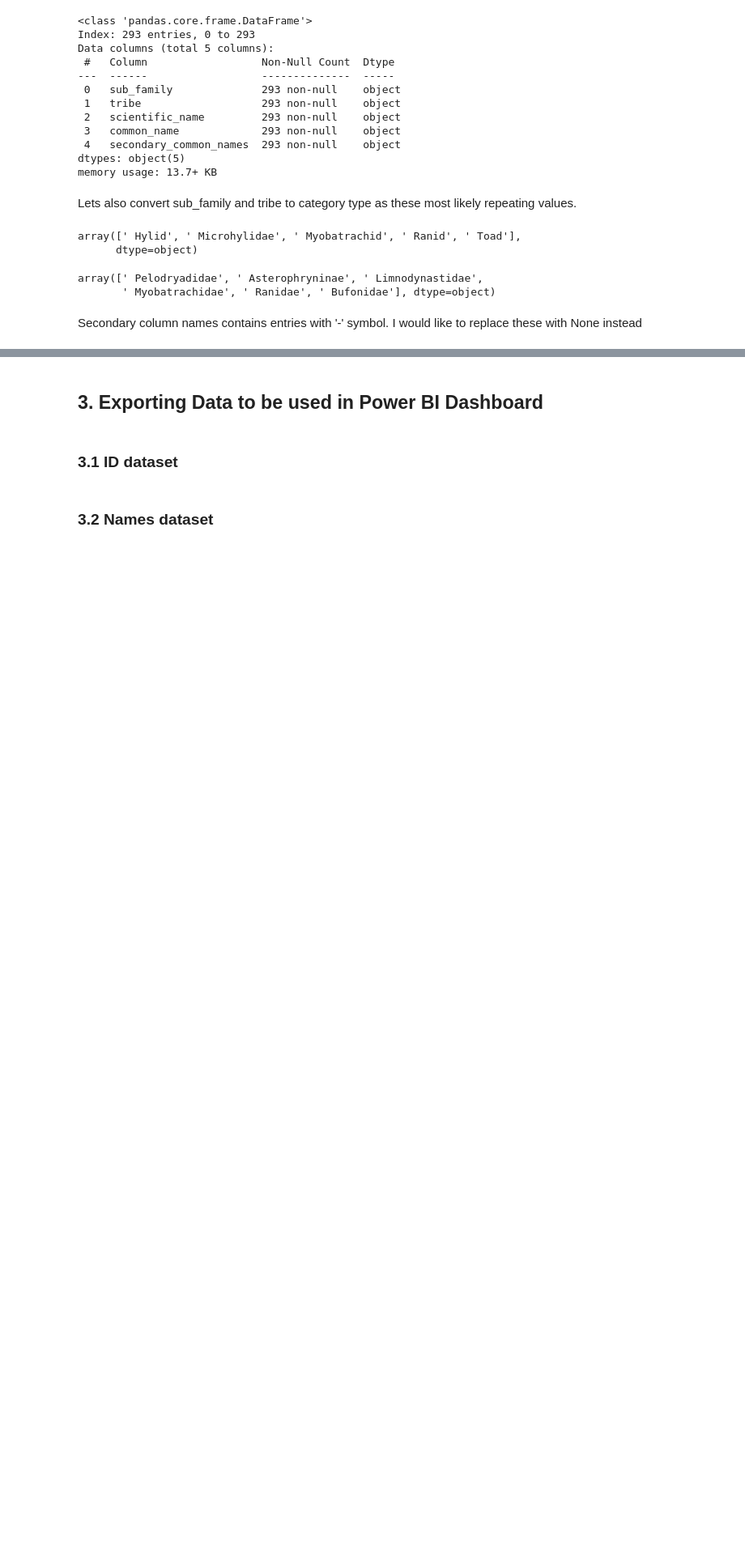
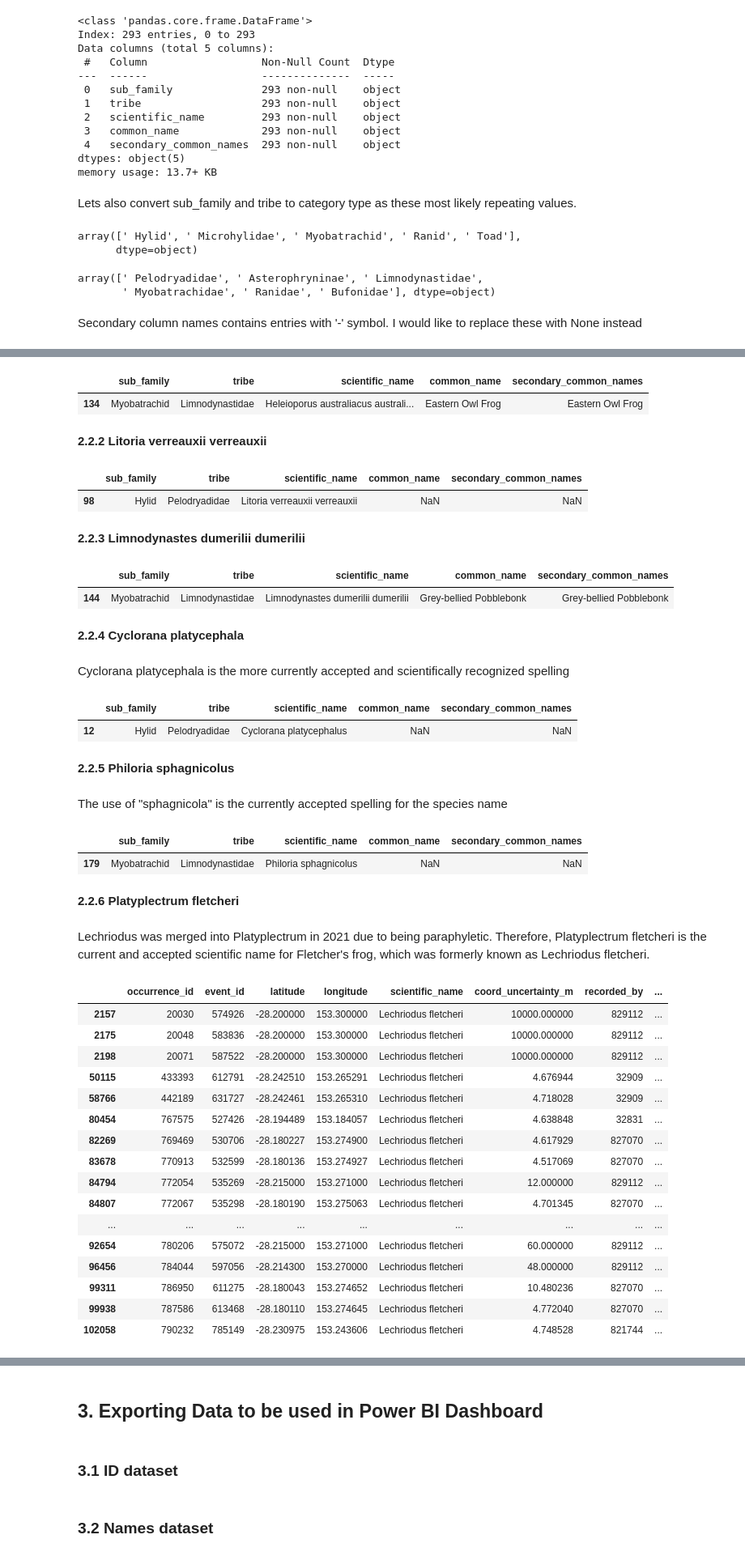
Before and after one commit to data-aleks/australian_frogs_tidytuesday_02_09_2025, a Jupyter notebook: tidy_tuesday_02092025_australian_frogs.ipynb, the cells around one changed output, grey strips where cells are left out. Shown: that part at 81% size. Drawn from its saved outputs; the diff is of its cells as text; code cells hidden in the pictures; blank space fills up the shorter version.

```diff
--- a/tidy_tuesday_02092025_australian_frogs.ipynb
+++ b/tidy_tuesday_02092025_australian_frogs.ipynb
@@ -239,9 +233,3 @@ There are currently 186 unique scientific_name values, and 9 unique state_provin
-# %%
-columns_to_convert = ['scientific_name', 'state_province']
-
-# Convert the specified columns to 'Category'
-for col in columns_to_convert:
-    df_id_cleaning[col] = df_id_cleaning[col].astype('category')
 # %% [markdown]
 We have occurance_id, event_id and record_by columns which store numerical values and currently are set to int64. Lets try to optimise these by checking maximum value in these columns as possibly we are able to convert these in to int32 or even int16 if we can. Int16 maximum value: 32767, int32 maximum value: 2,147,483,647, int64 maximum value: 9,223,372,036,854,775,807
 # %%
@@ -347,0 +334,5 @@ for col in columns_to_convert:
+# %%
+df_names_cleaning[df_names_cleaning['scientific_name'] == "Heleioporus australiacus australiacus"]
+# %% [output]
+|  | sub_family | tribe | scientific_name | common_name | secondary_common_names |
+| 134 | Myobatrachid | Limnodynastidae | Heleioporus australiacus australi... | Eastern Owl Frog | Eastern Owl Frog |
@@ -347,0 +341,7 @@ for col in columns_to_convert:
+# %% [markdown]
+**2.2.2 Litoria verreauxii verreauxii**
+# %%
+df_names_cleaning[df_names_cleaning['scientific_name'] == "Litoria verreauxii verreauxii"]
+# %% [output]
+|  | sub_family | tribe | scientific_name | common_name | secondary_common_names |
+| 98 | Hylid | Pelodryadidae | Litoria verreauxii verreauxii | NaN | NaN |
@@ -347,0 +350,7 @@ for col in columns_to_convert:
+# %% [markdown]
+**2.2.3 Limnodynastes dumerilii dumerilii**
+# %%
+df_names_cleaning[df_names_cleaning['scientific_name'] == "Limnodynastes dumerilii dumerilii"]
+# %% [output]
+|  | sub_family | tribe | scientific_name | common_name | secondary_common_names |
+| 144 | Myobatrachid | Limnodynastidae | Limnodynastes dumerilii dumerilii | Grey-bellied Pobblebonk | Grey-bellied Pobblebonk |
@@ -347,0 +359,9 @@ for col in columns_to_convert:
+# %% [markdown]
+**2.2.4 Cyclorana platycephala**
+# %% [markdown]
+ Cyclorana platycephala is the more currently accepted and scientifically recognized spelling
+# %%
+df_names_cleaning[df_names_cleaning['scientific_name'] == "Cyclorana platycephalus"]
+# %% [output]
+|  | sub_family | tribe | scientific_name | common_name | secondary_common_names |
+| 12 | Hylid | Pelodryadidae | Cyclorana platycephalus | NaN | NaN |
@@ -347,0 +370,9 @@ for col in columns_to_convert:
+# %% [markdown]
+**2.2.5 Philoria sphagnicolus**
+# %% [markdown]
+The use of "sphagnicola" is the currently accepted spelling for the species name
+# %%
+df_names_cleaning[df_names_cleaning['scientific_name'] == "Philoria sphagnicolus"]
+# %% [output]
+|  | sub_family | tribe | scientific_name | common_name | secondary_common_names |
+| 179 | Myobatrachid | Limnodynastidae | Philoria sphagnicolus | NaN | NaN |
@@ -347,0 +381,24 @@ for col in columns_to_convert:
+# %% [markdown]
+**2.2.6 Platyplectrum fletcheri**
+# %% [markdown]
+Lechriodus was merged into Platyplectrum in 2021 due to being paraphyletic. Therefore, Platyplectrum fletcheri is the current and accepted scientific name for Fletcher's frog, which was formerly known as Lechriodus fletcheri.
+# %%
+df_id_cleaning[df_id_cleaning['scientific_name'] == "Lechriodus fletcheri"]
+# %% [output]
+|  | occurrence_id | event_id | latitude | longitude | scientific_name | coord_uncertainty_m | recorded_by | ... |
+| 2157 | 20030 | 574926 | -28.200000 | 153.300000 | Lechriodus fletcheri | 10000.000000 | 829112 | ... |
+| 2175 | 20048 | 583836 | -28.200000 | 153.300000 | Lechriodus fletcheri | 10000.000000 | 829112 | ... |
+| 2198 | 20071 | 587522 | -28.200000 | 153.300000 | Lechriodus fletcheri | 10000.000000 | 829112 | ... |
+| 50115 | 433393 | 612791 | -28.242510 | 153.265291 | Lechriodus fletcheri | 4.676944 | 32909 | ... |
+| 58766 | 442189 | 631727 | -28.242461 | 153.265310 | Lechriodus fletcheri | 4.718028 | 32909 | ... |
+| 80454 | 767575 | 527426 | -28.194489 | 153.184057 | Lechriodus fletcheri | 4.638848 | 32831 | ... |
+| 82269 | 769469 | 530706 | -28.180227 | 153.274900 | Lechriodus fletcheri | 4.617929 | 827070 | ... |
+| 83678 | 770913 | 532599 | -28.180136 | 153.274927 | Lechriodus fletcheri | 4.517069 | 827070 | ... |
+| 84794 | 772054 | 535269 | -28.215000 | 153.271000 | Lechriodus fletcheri | 12.000000 | 829112 | ... |
+| 84807 | 772067 | 535298 | -28.180190 | 153.275063 | Lechriodus fletcheri | 4.701345 | 827070 | ... |
+| ... | ... | ... | ... | ... | ... | ... | ... | ... |
+| 92654 | 780206 | 575072 | -28.215000 | 153.271000 | Lechriodus fletcheri | 60.000000 | 829112 | ... |
+| 96456 | 784044 | 597056 | -28.214300 | 153.270000 | Lechriodus fletcheri | 48.000000 | 829112 | ... |
+| 99311 | 786950 | 611275 | -28.180043 | 153.274652 | Lechriodus fletcheri | 10.480236 | 827070 | ... |
+| 99938 | 787586 | 613468 | -28.180110 | 153.274645 | Lechriodus fletcheri | 4.772040 | 827070 | ... |
+| 102058 | 790232 | 785149 | -28.230975 | 153.243606 | Lechriodus fletcheri | 4.748528 | 821744 | ... |
```
Also changed, not shown: parts of 22 cells of this notebook.
